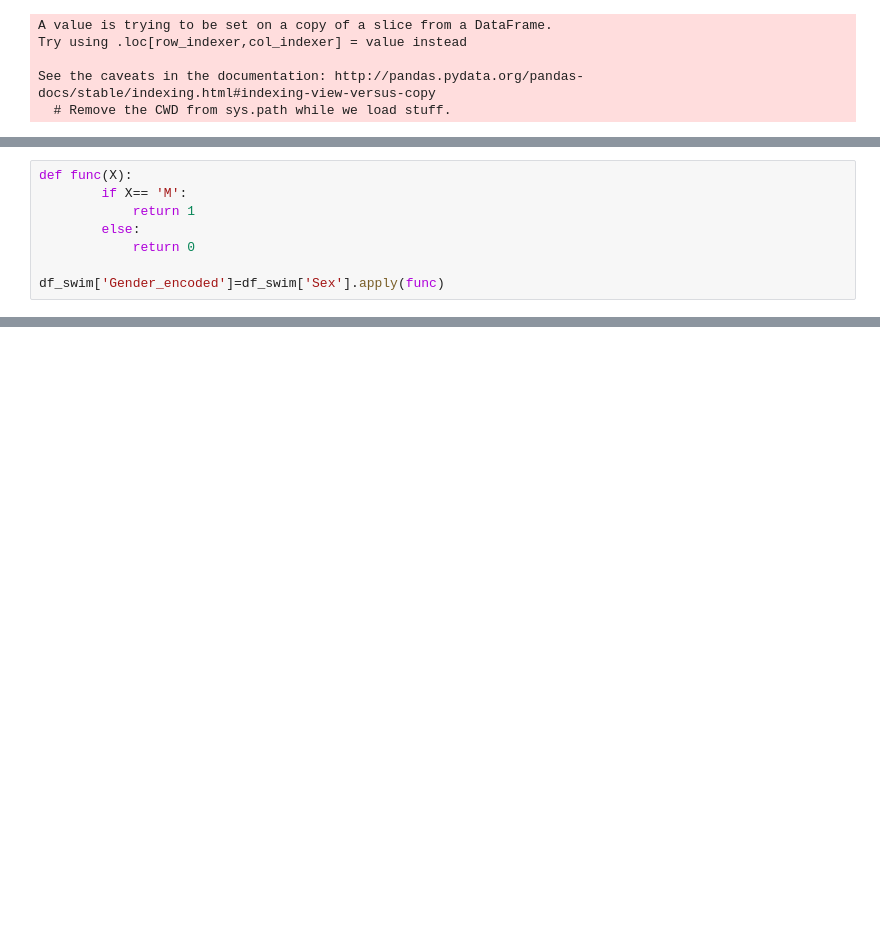
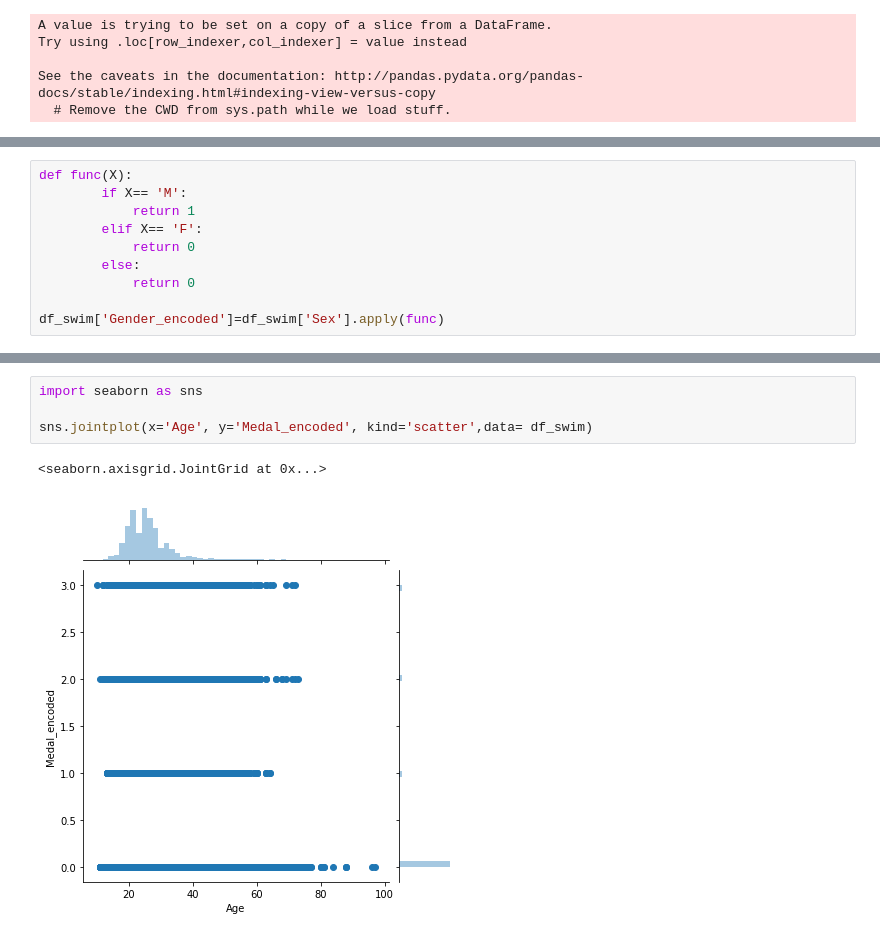
Before and after one commit to amyscott303/Thinkful, a Jupyter notebook: Capstone 2.ipynb, the cells around one changed output, grey strips where cells are left out. Drawn from its saved outputs; the diff is of its cells as text; blank space fills up the shorter version.

```diff
--- a/Capstone 2.ipynb
+++ b/Capstone 2.ipynb
@@ -100,6 +114,8 @@ See the caveats in the documentation: http://pandas.pydata.org/pandas-docs/stabl
 def func(X):
         if X== 'M':
             return 1
+        elif X== 'F':
+            return 0
         else:
             return 0
 
@@ -149,0 +143,7 @@ ValueError: could not convert string to float: 'F'
+# %%
+import seaborn as sns
+
+sns.jointplot(x='Age', y='Medal_encoded', kind='scatter',data= df_swim)
+# %% [output]
+<seaborn.axisgrid.JointGrid at 0x...>
+[figure, added]
```
Also changed, not shown: parts of 8 cells of this notebook.
